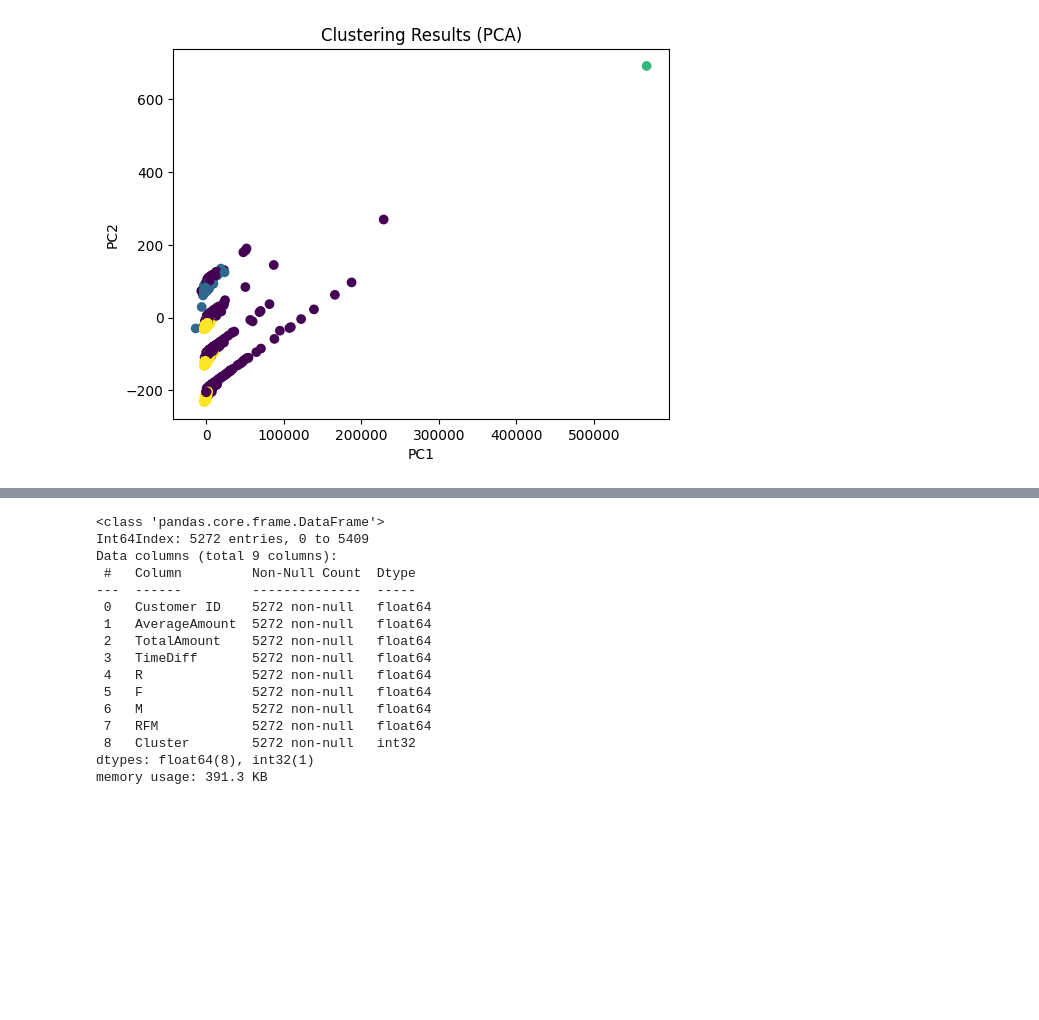
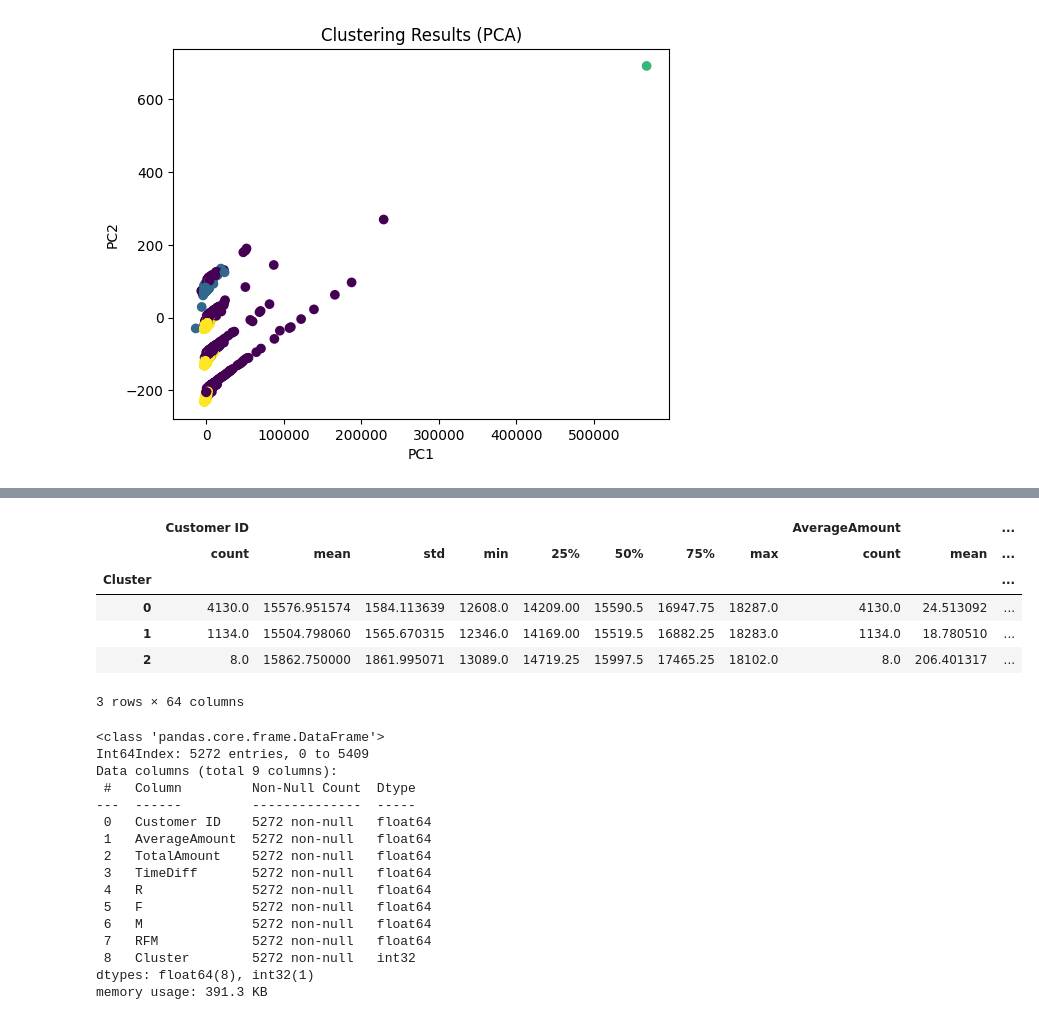
Before and after one commit to Evgeni1494/SegmentationClient, a Jupyter notebook: Clustering.ipynb, the cells around one changed output, grey strips where cells are left out. Saved outputs shown, nothing was run; the diff lists cells and outputs as text; code cells hidden in the pictures; blank space fills up the shorter version.

```diff
--- a/Clustering.ipynb
+++ b/Clustering.ipynb
@@ -171,3 +340,17 @@ plt.show()
+# %%
+# Effectuer un groupby sur la colonne "Cluster"
+df_grouped = df_cleansed.groupby('Cluster').describe()
+
+# Afficher le DataFrame résultant
+df_grouped.head()
+# %% [output]
+|  | Customer ID |  |  |  |  |  |  |  | AverageAmount |  | ... |
+|  | count | mean | std | min | 25% | 50% | 75% | max | count | mean | ... |
+| Cluster |  |  |  |  |  |  |  |  |  |  | ... |
+| 0 | 4130.0 | 15576.951574 | 1584.113639 | 12608.0 | 14209.00 | 15590.5 | 16947.75 | 18287.0 | 4130.0 | 24.513092 | ... |
+| 1 | 1134.0 | 15504.798060 | 1565.670315 | 12346.0 | 14169.00 | 15519.5 | 16882.25 | 18283.0 | 1134.0 | 18.780510 | ... |
+| 2 | 8.0 | 15862.750000 | 1861.995071 | 13089.0 | 14719.25 | 15997.5 | 17465.25 | 18102.0 | 8.0 | 206.401317 | ... |
+3 rows × 64 columns
 # %%
 df_cleansed.info()
 # %% [output]
```
Also changed, not shown: parts of 13 cells of this notebook.
